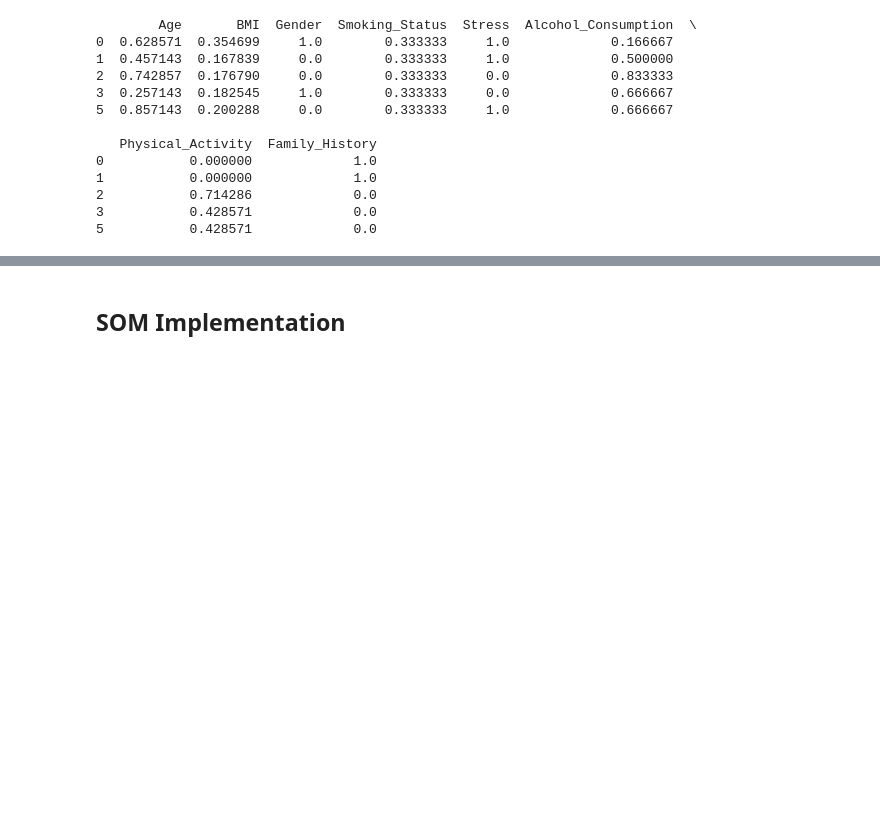
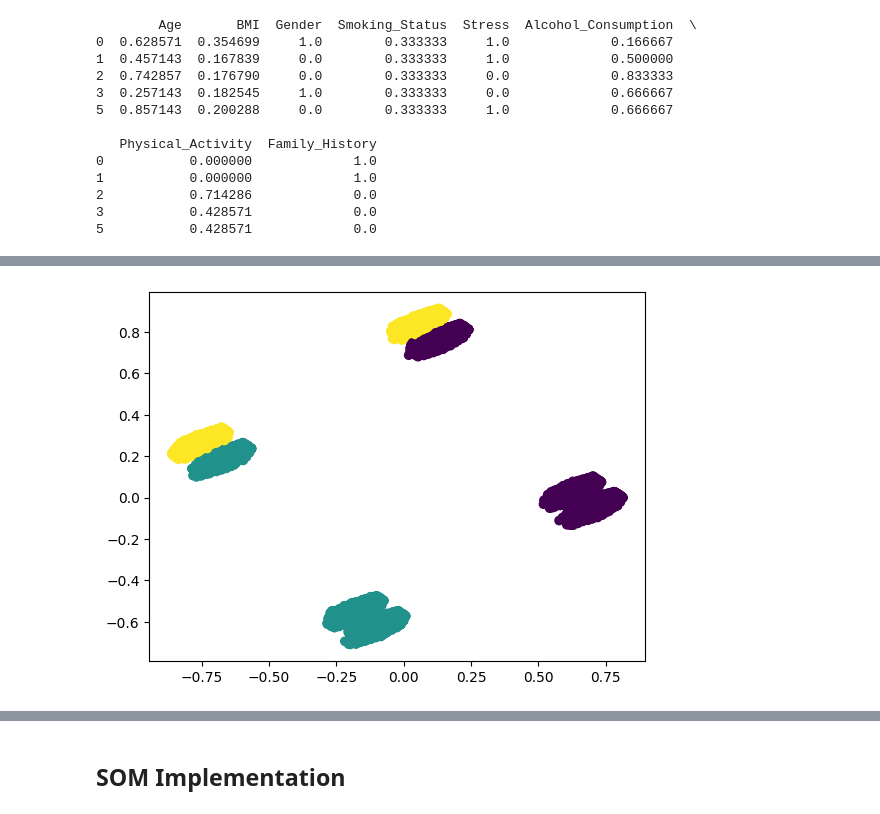
Before and after one commit to khimaniasma/SLE_PRS_Project, a Jupyter notebook: SOM_code.ipynb, the cells around one changed output, grey strips where cells are left out. Cells and saved outputs as stored; diff of their text form; code cells hidden in the pictures; blank space fills up the shorter version.

```diff
--- a/SOM_code.ipynb
+++ b/SOM_code.ipynb
@@ -231,0 +252,15 @@ print(data.head())
+# %%
+# Reduce to 2 dimensions
+pca = PCA(n_components=2)
+X_pca = pca.fit_transform(data)
+x = X_pca[:, 0]  # First principal component
+y = X_pca[:, 1]  # Second principal component
+# %%
+kmeans = KMeans(n_clusters=3)
+kmeans.fit(data)
+data['Cluster'] = kmeans.fit_predict(data)  # Add cluster labels to the dataset
+
+plt.scatter(x, y, c=kmeans.labels_)
+plt.show()
+# %% [output]
+[figure, added]
```
Also changed, not shown: parts of 8 cells of this notebook.
